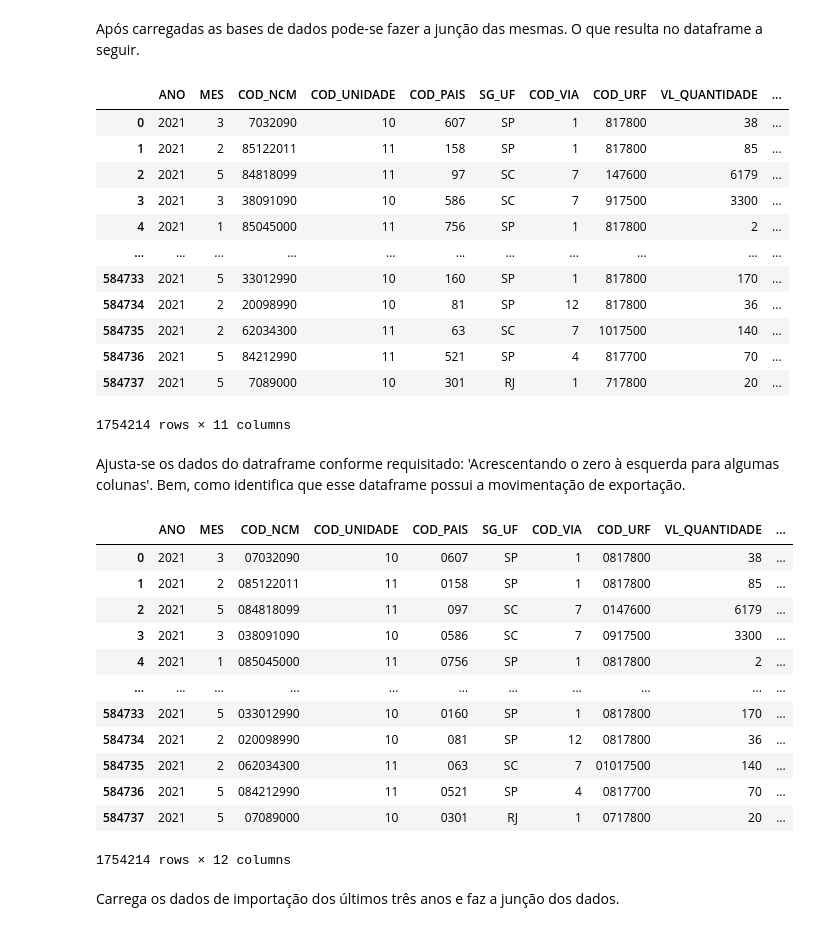
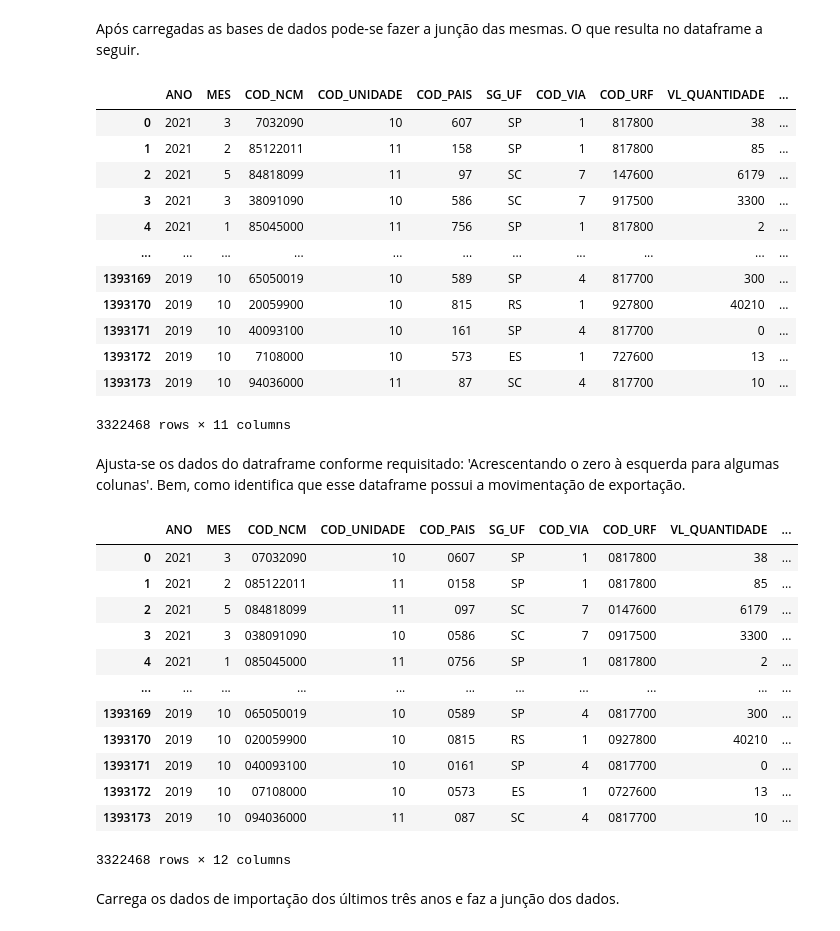
Before and after one commit to MiqSA/app-data-visualization, a Jupyter notebook: data-science/Explore_Data.ipynb, the cells around one changed output. Cells and saved outputs as stored; diff of their text form; code cells hidden in the pictures.

```diff
--- a/data-science/Explore_Data.ipynb
+++ b/data-science/Explore_Data.ipynb
@@ -71,9 +71,9 @@ Inicialmente, carrega-se os dados de dada movimentação dos últimos três anos
 def load_files(years, type_mov='EXP'):
     year_now = pd.read_csv(f'{type_mov}_{years[0]}.csv')
     year_now.drop(columns='Unnamed: 0', inplace=True)
-    year_old = pd.read_csv(f'{type_mov}_{years[0]}.csv')
+    year_old = pd.read_csv(f'{type_mov}_{years[1]}.csv')
     year_old.drop(columns='Unnamed: 0', inplace=True)
-    year_more_old = pd.read_csv(f'{type_mov}_{years[0]}.csv')
+    year_more_old = pd.read_csv(f'{type_mov}_{years[2]}.csv')
     year_more_old.drop(columns='Unnamed: 0', inplace=True)
 
     return year_now, year_old, year_more_old
@@ -95,34 +95,34 @@ result
 | 3 | 2021 | 3 | 38091090 | 10 | 586 | SC | 7 | 917500 | 3300 | ... |
 | 4 | 2021 | 1 | 85045000 | 11 | 756 | SP | 1 | 817800 | 2 | ... |
 | ... | ... | ... | ... | ... | ... | ... | ... | ... | ... | ... |
-| 584733 | 2021 | 5 | 33012990 | 10 | 160 | SP | 1 | 817800 | 170 | ... |
-| 584734 | 2021 | 2 | 20098990 | 10 | 81 | SP | 12 | 817800 | 36 | ... |
-| 584735 | 2021 | 2 | 62034300 | 11 | 63 | SC | 7 | 1017500 | 140 | ... |
-| 584736 | 2021 | 5 | 84212990 | 11 | 521 | SP | 4 | 817700 | 70 | ... |
-| 584737 | 2021 | 5 | 7089000 | 10 | 301 | RJ | 1 | 717800 | 20 | ... |
+| 1393169 | 2019 | 10 | 65050019 | 10 | 589 | SP | 4 | 817700 | 300 | ... |
+| 1393170 | 2019 | 10 | 20059900 | 10 | 815 | RS | 1 | 927800 | 40210 | ... |
+| 1393171 | 2019 | 10 | 40093100 | 10 | 161 | SP | 4 | 817700 | 0 | ... |
+| 1393172 | 2019 | 10 | 7108000 | 10 | 573 | ES | 1 | 727600 | 13 | ... |
+| 1393173 | 2019 | 10 | 94036000 | 11 | 87 | SC | 4 | 817700 | 10 | ... |
-1754214 rows × 11 columns
+3322468 rows × 11 columns
 # %% [markdown]
 Ajusta-se os dados do datraframe conforme requisitado: 'Acrescentando o zero à esquerda para algumas colunas'. Bem, como identifica que esse dataframe possui a movimentação de exportação.
 # %%
 result['COD_NCM'] = result['COD_NCM'].apply(lambda x: '0'+str(x))
 result['COD_URF'] = result['COD_URF'].apply(lambda x: '0'+str(x))
 result['COD_PAIS'] = result['COD_PAIS'].apply(lambda x: '0'+str(x))
-result['MOVIMENTACAO'] = result['COD_PAIS'].apply(lambda x: str('Exportação'))
+result['MOVIMENTACAO'] = 'Exportação'
 result
 # %% [output]
 |  | ANO | MES | COD_NCM | COD_UNIDADE | COD_PAIS | SG_UF | COD_VIA | COD_URF | VL_QUANTIDADE | ... |
 | 0 | 2021 | 3 | 07032090 | 10 | 0607 | SP | 1 | 0817800 | 38 | ... |
 | 1 | 2021 | 2 | 085122011 | 11 | 0158 | SP | 1 | 0817800 | 85 | ... |
 | 2 | 2021 | 5 | 084818099 | 11 | 097 | SC | 7 | 0147600 | 6179 | ... |
 | 3 | 2021 | 3 | 038091090 | 10 | 0586 | SC | 7 | 0917500 | 3300 | ... |
 | 4 | 2021 | 1 | 085045000 | 11 | 0756 | SP | 1 | 0817800 | 2 | ... |
 | ... | ... | ... | ... | ... | ... | ... | ... | ... | ... | ... |
-| 584733 | 2021 | 5 | 033012990 | 10 | 0160 | SP | 1 | 0817800 | 170 | ... |
-| 584734 | 2021 | 2 | 020098990 | 10 | 081 | SP | 12 | 0817800 | 36 | ... |
-| 584735 | 2021 | 2 | 062034300 | 11 | 063 | SC | 7 | 01017500 | 140 | ... |
-| 584736 | 2021 | 5 | 084212990 | 11 | 0521 | SP | 4 | 0817700 | 70 | ... |
-| 584737 | 2021 | 5 | 07089000 | 10 | 0301 | RJ | 1 | 0717800 | 20 | ... |
+| 1393169 | 2019 | 10 | 065050019 | 10 | 0589 | SP | 4 | 0817700 | 300 | ... |
+| 1393170 | 2019 | 10 | 020059900 | 10 | 0815 | RS | 1 | 0927800 | 40210 | ... |
+| 1393171 | 2019 | 10 | 040093100 | 10 | 0161 | SP | 4 | 0817700 | 0 | ... |
+| 1393172 | 2019 | 10 | 07108000 | 10 | 0573 | ES | 1 | 0727600 | 13 | ... |
+| 1393173 | 2019 | 10 | 094036000 | 11 | 087 | SC | 4 | 0817700 | 10 | ... |
-1754214 rows × 12 columns
+3322468 rows × 12 columns
 # %% [markdown]
 Carrega os dados de importação dos últimos três anos e faz a junção dos dados.
 # %%
```
Also changed, not shown: parts of 3 cells of this notebook.
